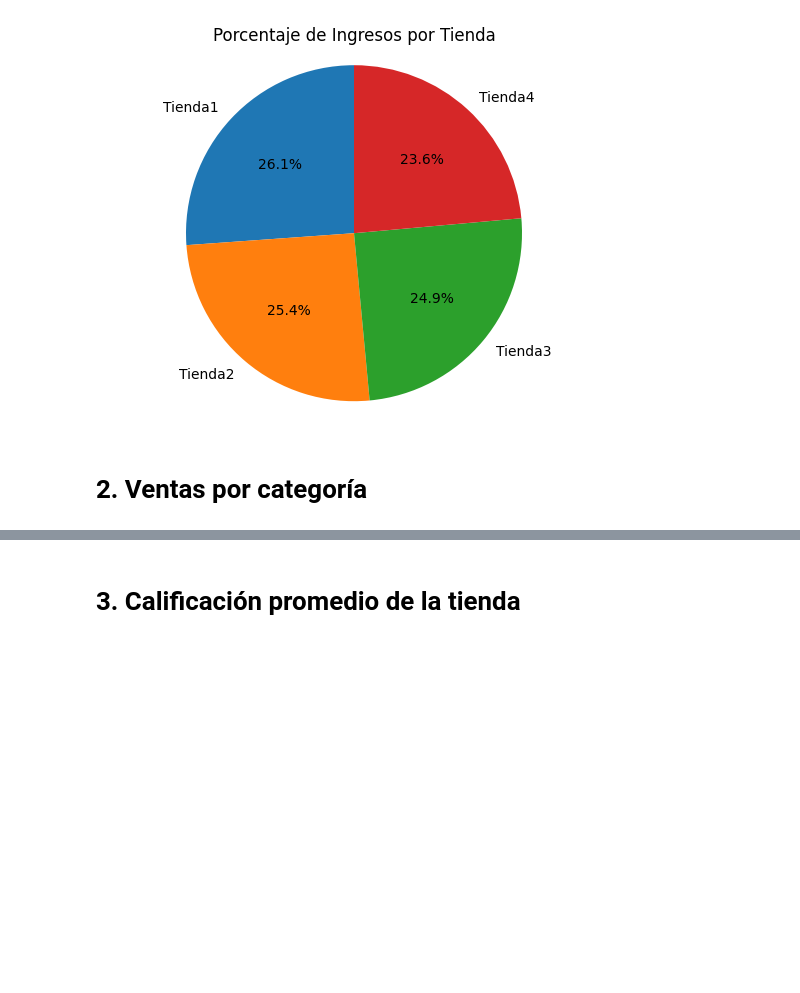
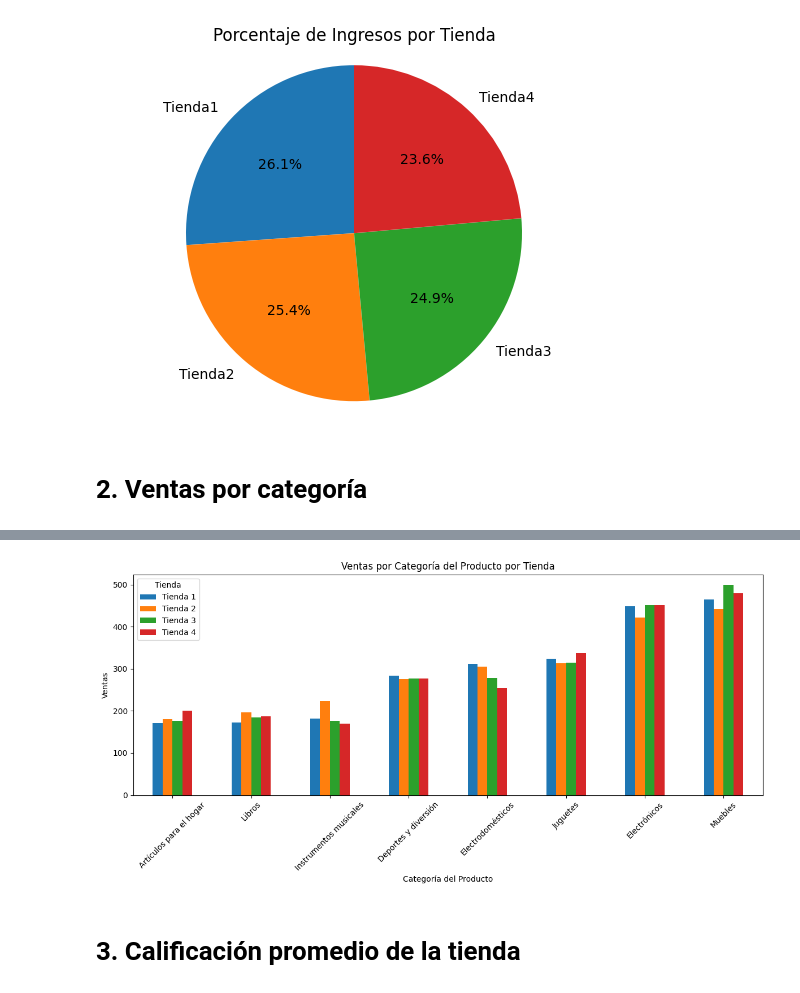
Before and after one commit to Nataliahfk/Challenge_Venta_Sucursales, a Jupyter notebook: AluraStoreLatam.ipynb, the cells around one changed output, grey strips where cells are left out. Cells and saved outputs as stored; diff of their text form; code cells hidden in the pictures; blank space fills up the shorter version.

```diff
--- a/AluraStoreLatam.ipynb
+++ b/AluraStoreLatam.ipynb
@@ -145,3 +145,14 @@ ventas_categoria.head(10)
+# %%
+ventas_categoria.plot(kind="bar", figsize=(12, 6))
+plt.title("Ventas por Categoría del Producto por Tienda")
+plt.xlabel("Categoría del Producto")
+plt.ylabel("Ventas")
+plt.xticks(rotation=45)
+plt.legend(title="Tienda")
+plt.tight_layout()
+plt.show()
+# %% [output]
+[figure, added]
 # %% [markdown]
 # 3. Calificación promedio de la tienda
 # %% [markdown]
```
Also changed, not shown: parts of 1 cell of this notebook.
